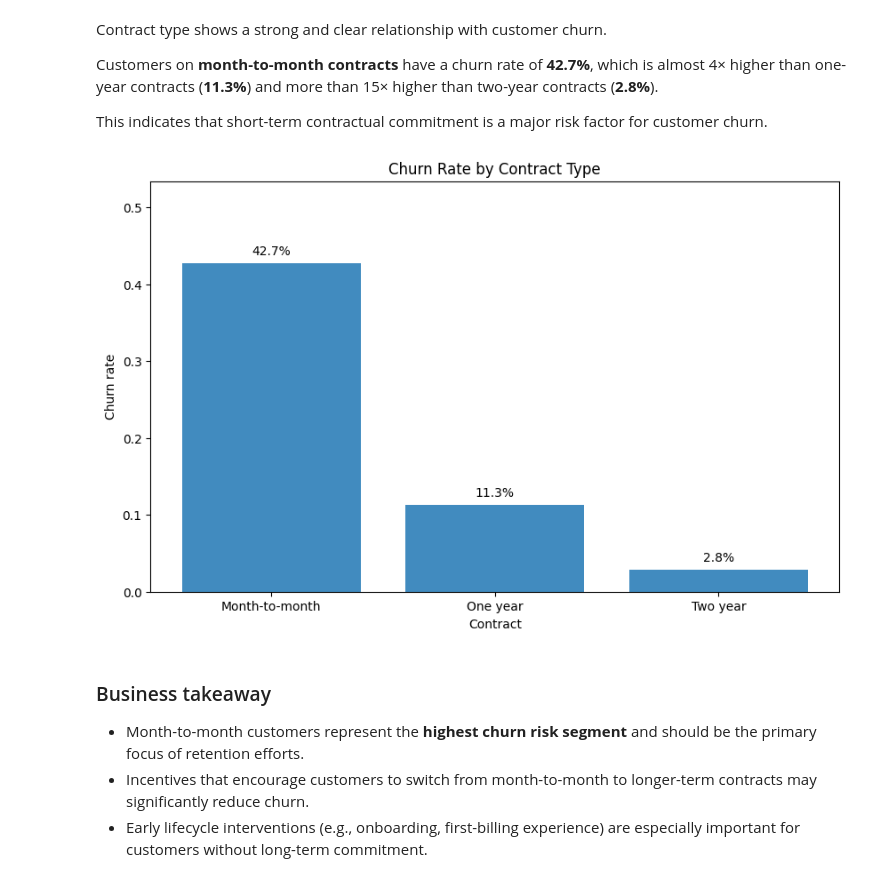
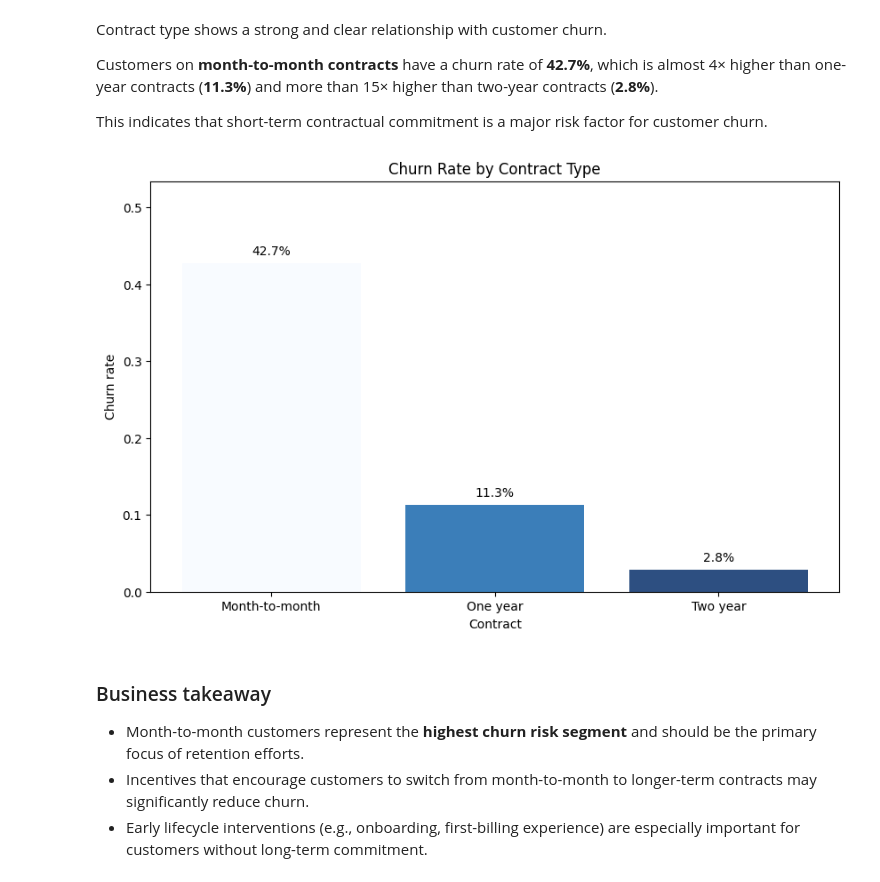
Before and after one commit to Zakat-pm/telecom-customer-churn-analysis, a Jupyter notebook: notebooks/01_data_overview.ipynb, the cells around one changed output. Saved outputs shown, nothing was run; the diff lists cells and outputs as text; code cells hidden in the pictures.

```diff
--- a/notebooks/01_data_overview.ipynb
+++ b/notebooks/01_data_overview.ipynb
@@ -209,25 +211,30 @@ Customers on **month-to-month contracts** have a churn rate of **42.7%**, which
 This indicates that short-term contractual commitment is a major risk factor for customer churn.
 # %%
 plt.figure(figsize=(10, 6))
+values = contract_summary["churn_rate"]
 
-bars = plt.bar(contract_summary.index, contract_summary["churn_rate"], alpha=0.85)
+norm = mcolors.Normalize(vmin=values.min(), vmax=values.max())
+cmap = cm.Blues_r
+
+colors = cmap(norm(values))
+bars = plt.bar(contract_summary.index, values, color= colors, alpha=0.85)
 
 plt.bar_label(
     bars,
-    labels=[f"{v:.1%}" for v in contract_summary["churn_rate"]],
+    labels=[f"{v:.1%}" for v in values],
     padding=5
 )
 
 plt.title("Churn Rate by Contract Type")
 plt.xlabel("Contract")
 plt.ylabel("Churn rate")
 
-y_max = contract_summary["churn_rate"].max()
+y_max = values.max()
 plt.ylim(0, min(1.0, y_max * 1.25 if y_max > 0 else 0.1))
 
 plt.show()
 # %% [output]
-[figure, old version]
+[figure, new version]
 # %% [markdown]
 ### Business takeaway
 
```
Also changed, not shown: parts of 7 cells of this notebook.
